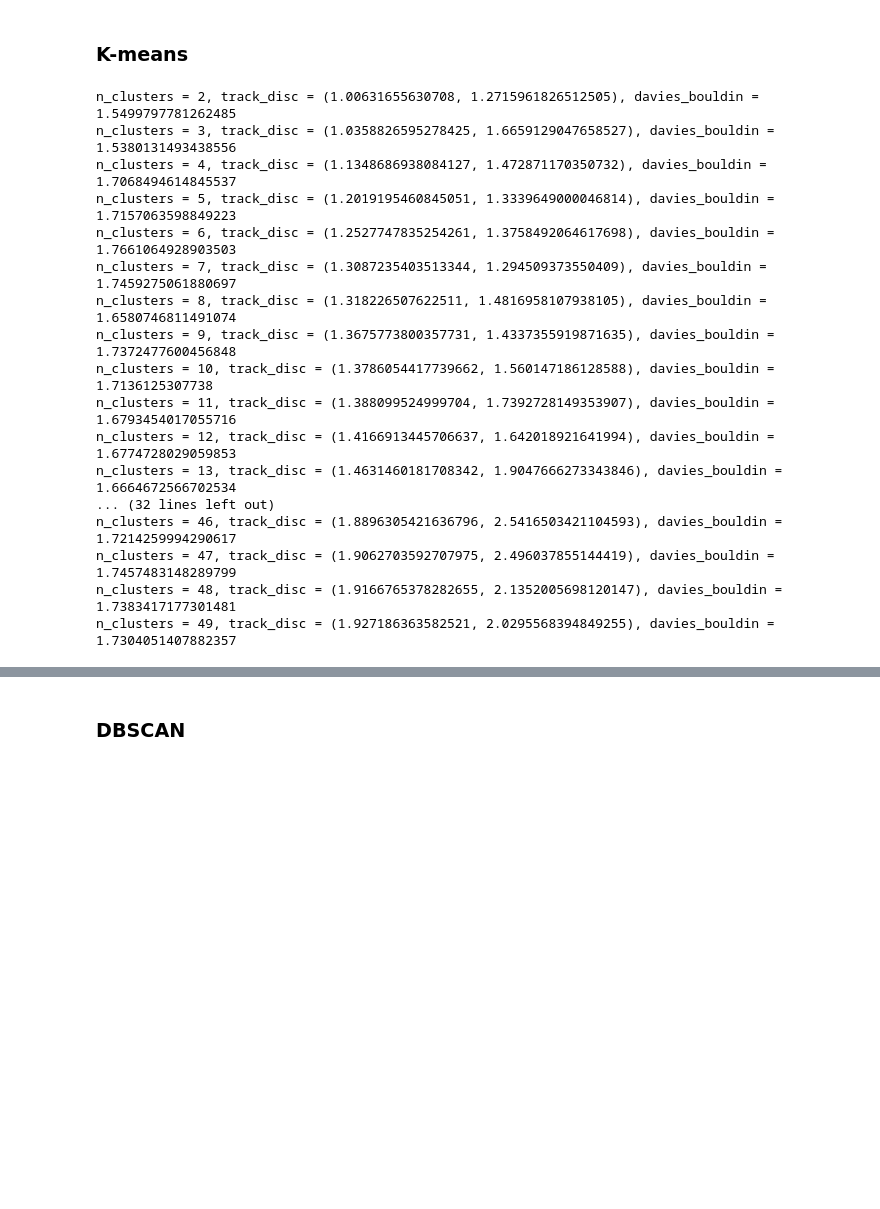
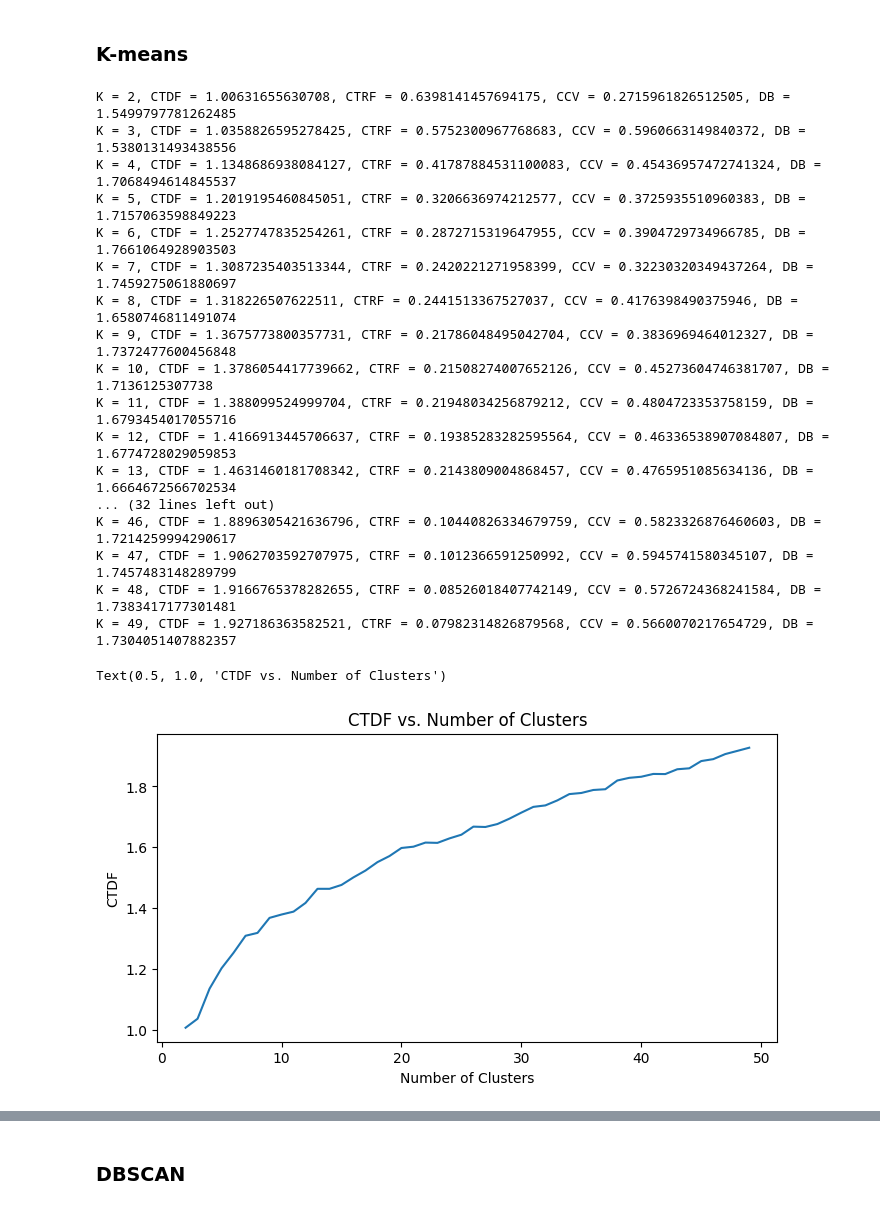
Before and after one commit to calebtham/playlister, a Jupyter notebook: cluster.ipynb, the cells around one changed output, grey strips where cells are left out. Drawn from its saved outputs; the diff is of its cells as text; code cells hidden in the pictures; blank space fills up the shorter version.

```diff
--- a/cluster.ipynb
+++ b/cluster.ipynb
@@ -39,11 +41,7 @@ tracks = json.load(open('track_features.json', 'r'))
 # %% [markdown]
 ### K-means
 # %%
-# K-means clustering
-from sklearn.cluster import KMeans
-from sklearn.metrics import silhouette_score, calinski_harabasz_score, davies_bouldin_score
-
-def get_cluster_tracks(playlists_df, cluster_preds, num_clusters):
+def get_cluster_tracks(playlists_df, cluster_preds, num_clusters, verbose=False):
     global playlists, tracks
 
     playlists_clustered = playlists_df.get(['index', 'title']).copy()
@@ -57,38 +55,67 @@ def get_cluster_tracks(playlists_df, cluster_preds, num_clusters):
                     cluster_tracks[cluster][track['track_uri']] = track
         cluster_tracks[cluster] = np.array(list(cluster_tracks[cluster].values()))
 
+        if verbose:
+            print('Cluster {}: {} tracks'.format(cluster, len(cluster_tracks[cluster])))
+
     return cluster_tracks
 
-def track_disc_score(playlists_df, cluster_preds, num_clusters):
+def cluster_custom_score(playlists_df, cluster_preds, num_clusters):
     global tracks
 
     cluster_tracks = get_cluster_tracks(playlists_df, cluster_preds, num_clusters)
 
     lengths = np.array([len(tracks) for tracks in cluster_tracks])
-    return  np.sum(lengths) / len(tracks), np.max(lengths)/np.mean(lengths)
+
+    return np.sum(lengths) / len(tracks), \
+        np.max(lengths) / len(tracks), \
+        np.std(lengths) / np.mean(lengths)
 # %%
+duplication_factors = []
+reduction_factors = []
+variation_coefficients = []
+davies_bouldins = []
+
 for i in range(2, 50):
     kmeans = KMeans(n_clusters=i, random_state=42, n_init='auto').fit(playlists_df[headers[2:]])
     labels = kmeans.labels_
 
-    print("n_clusters = {}, track_disc = {}, davies_bouldin = {}".format(
-        i, track_disc_score(playlists_df, labels, i),
-        davies_bouldin_score(playlists_df[headers[2:]], labels)))
+    duplication_factor, reduction_factor, variation_coefficient = \
+        cluster_custom_score(playlists_df, labels, i)
+
+    davies_bouldin = davies_bouldin_score(playlists_df[headers[2:]], labels)
+
+    duplication_factors.append(duplication_factor)
+    reduction_factors.append(reduction_factor)
+    variation_coefficients.append(variation_coefficient)
+    davies_bouldins.append(davies_bouldin)
+
+    print('K = {}, CTDF = {}, CTRF = {}, CCV = {}, DB = {}'.format(
+        i, duplication_factor, reduction_factor, variation_coefficient, davies_bouldin))
 # %% [output]
-n_clusters = 2, track_disc = (1.00631655630708, 1.2715961826512505), davies_bouldin = 1.5499797781262485
-n_clusters = 3, track_disc = (1.0358826595278425, 1.6659129047658527), davies_bouldin = 1.5380131493438556
-n_clusters = 4, track_disc = (1.1348686938084127, 1.472871170350732), davies_bouldin = 1.7068494614845537
-n_clusters = 5, track_disc = (1.2019195460845051, 1.3339649000046814), davies_bouldin = 1.7157063598849223
-n_clusters = 6, track_disc = (1.2527747835254261, 1.3758492064617698), davies_bouldin = 1.7661064928903503
-n_clusters = 7, track_disc = (1.3087235403513344, 1.294509373550409), davies_bouldin = 1.7459275061880697
-n_clusters = 8, track_disc = (1.318226507622511, 1.4816958107938105), davies_bouldin = 1.6580746811491074
-n_clusters = 9, track_disc = (1.3675773800357731, 1.4337355919871635), davies_bouldin = 1.7372477600456848
-n_clusters = 10, track_disc = (1.3786054417739662, 1.560147186128588), davies_bouldin = 1.7136125307738
-n_clusters = 11, track_disc = (1.388099524999704, 1.7392728149353907), davies_bouldin = 1.6793454017055716
-n_clusters = 12, track_disc = (1.4166913445706637, 1.642018921641994), davies_bouldin = 1.6774728029059853
-n_clusters = 13, track_disc = (1.4631460181708342, 1.9047666273343846), davies_bouldin = 1.6664672566702534
+K = 2, CTDF = 1.00631655630708, CTRF = 0.6398141457694175, CCV = 0.2715961826512505, DB = 1.5499797781262485
+K = 3, CTDF = 1.0358826595278425, CTRF = 0.5752300967768683, CCV = 0.5960663149840372, DB = 1.5380131493438556
+K = 4, CTDF = 1.1348686938084127, CTRF = 0.41787884531100083, CCV = 0.45436957472741324, DB = 1.7068494614845537
+K = 5, CTDF = 1.2019195460845051, CTRF = 0.3206636974212577, CCV = 0.3725935510960383, DB = 1.7157063598849223
+K = 6, CTDF = 1.2527747835254261, CTRF = 0.2872715319647955, CCV = 0.3904729734966785, DB = 1.7661064928903503
+K = 7, CTDF = 1.3087235403513344, CTRF = 0.2420221271958399, CCV = 0.32230320349437264, DB = 1.7459275061880697
+K = 8, CTDF = 1.318226507622511, CTRF = 0.2441513367527037, CCV = 0.4176398490375946, DB = 1.6580746811491074
+K = 9, CTDF = 1.3675773800357731, CTRF = 0.21786048495042704, CCV = 0.3836969464012327, DB = 1.7372477600456848
+K = 10, CTDF = 1.3786054417739662, CTRF = 0.21508274007652126, CCV = 0.45273604746381707, DB = 1.7136125307738
+K = 11, CTDF = 1.388099524999704, CTRF = 0.21948034256879212, CCV = 0.4804723353758159, DB = 1.6793454017055716
+K = 12, CTDF = 1.4166913445706637, CTRF = 0.19385283282595564, CCV = 0.46336538907084807, DB = 1.6774728029059853
+K = 13, CTDF = 1.4631460181708342, CTRF = 0.2143809004868457, CCV = 0.4765951085634136, DB = 1.6664672566702534
 ... (32 lines left out)
-n_clusters = 46, track_disc = (1.8896305421636796, 2.5416503421104593), davies_bouldin = 1.7214259994290617
-n_clusters = 47, track_disc = (1.9062703592707975, 2.496037855144419), davies_bouldin = 1.7457483148289799
-n_clusters = 48, track_disc = (1.9166765378282655, 2.1352005698120147), davies_bouldin = 1.7383417177301481
-n_clusters = 49, track_disc = (1.927186363582521, 2.0295568394849255), davies_bouldin = 1.7304051407882357
+K = 46, CTDF = 1.8896305421636796, CTRF = 0.10440826334679759, CCV = 0.5823326876460603, DB = 1.7214259994290617
+K = 47, CTDF = 1.9062703592707975, CTRF = 0.1012366591250992, CCV = 0.5945741580345107, DB = 1.7457483148289799
+K = 48, CTDF = 1.9166765378282655, CTRF = 0.08526018407742149, CCV = 0.5726724368241584, DB = 1.7383417177301481
+K = 49, CTDF = 1.927186363582521, CTRF = 0.07982314826879568, CCV = 0.5660070217654729, DB = 1.7304051407882357
+# %%
+plt.figure(figsize=(8, 4))
+plt.plot(range(2, 50), duplication_factors, label='CTDF') # Cluster Track Duplication Factor
+plt.xlabel('Number of Clusters')
+plt.ylabel('CTDF')
+plt.title('CTDF vs. Number of Clusters')
+# %% [output]
+Text(0.5, 1.0, 'CTDF vs. Number of Clusters')
+[figure, added]
```
Also changed, not shown: parts of 28 cells of this notebook, 1 other file.
